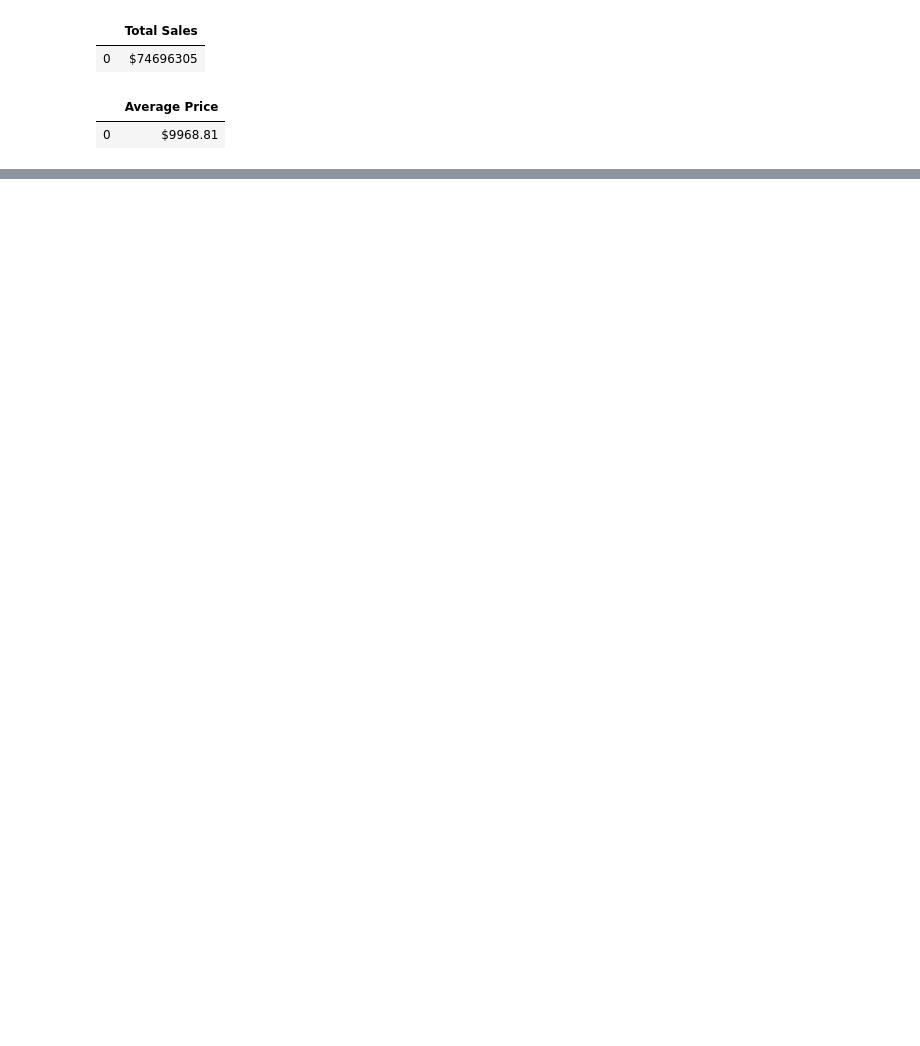
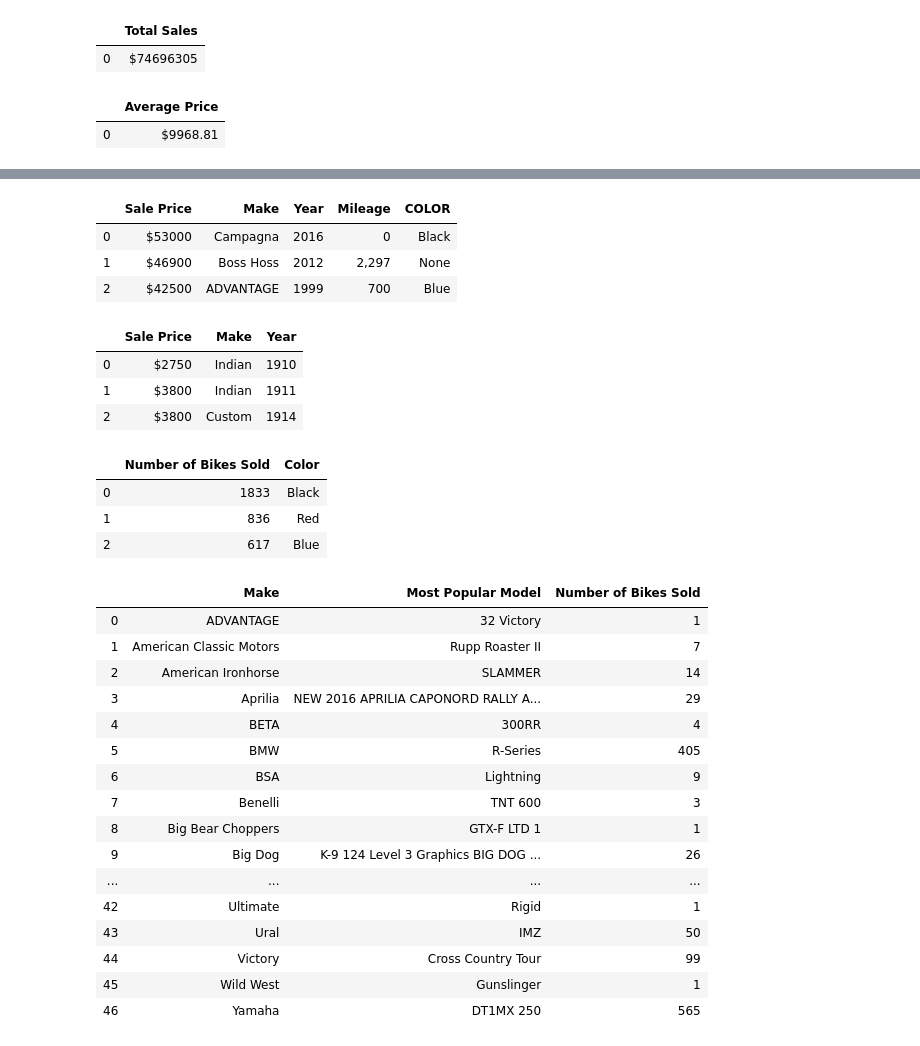
Before and after one commit to mtwalk10/DataAnalytics, a Jupyter notebook: MotorcycleDataPresentation.ipynb, the cells around one changed output, grey strips where cells are left out. Saved outputs shown, nothing was run; the diff lists cells and outputs as text; code cells hidden in the pictures; blank space fills up the shorter version.

```diff
--- a/MotorcycleDataPresentation.ipynb
+++ b/MotorcycleDataPresentation.ipynb
@@ -155,0 +186,71 @@ make_query(query)
+# %%
+# - Data Manipulation - Finding the Three Highest Individual Sales
+query = """
+SELECT '$' || CAST(REPLACE(REPLACE(Price, '$',''), ',','') AS int) AS "Sale Price", Make, Model_Year AS "Year",
+Mileage, Exterior_Color AS "COLOR"
+FROM Sales
+GROUP BY Make
+ORDER BY CAST(REPLACE(REPLACE(Price, '$',''), ',','') AS int) DESC
+LIMIT 3;
+"""
+make_query(query)
+# %% [output]
+|  | Sale Price | Make | Year | Mileage | COLOR |
+| 0 | $53000 | Campagna | 2016 | 0 | Black |
+| 1 | $46900 | Boss Hoss | 2012 | 2,297 | None |
+| 2 | $42500 | ADVANTAGE | 1999 | 700 | Blue |
+# %%
+# - Data Manipulation - Finding the Three Oldest Bikes Sold
+query = """
+SELECT '$' || CAST(REPLACE(REPLACE(Price, '$',''), ',','') AS int) AS "Sale Price", Make, Model_Year AS "Year"
+FROM Sales
+ORDER BY Model_Year
+LIMIT 3
+"""
+make_query(query)
+# %% [output]
+|  | Sale Price | Make | Year |
+| 0 | $2750 | Indian | 1910 |
+| 1 | $3800 | Indian | 1911 |
+| 2 | $3800 | Custom | 1914 |
+# %%
+# - Data Manipulation - Finding the Three Most Common Colors of Bike Sold
+query = """
+SELECT COUNT(Exterior_Color) AS "Number of Bikes Sold", Exterior_Color AS "Color"
+FROM Sales
+GROUP BY Exterior_Color
+ORDER BY COUNT(Exterior_Color) DESC
+LIMIT 3
+"""
+make_query(query)
+# %% [output]
+|  | Number of Bikes Sold | Color |
+| 0 | 1833 | Black |
+| 1 | 836 | Red |
+| 2 | 617 | Blue |
+# %%
+# - Data Manipulation - Finding the Most Popular Model for each Make
+query = """
+SELECT Make, Model AS "Most Popular Model", COUNT(Model) AS "Number of Bikes Sold"
+FROM Sales
+GROUP BY Make
+"""
+make_query(query)
+# %% [output]
+|  | Make | Most Popular Model | Number of Bikes Sold |
+| 0 | ADVANTAGE | 32 Victory | 1 |
+| 1 | American Classic Motors | Rupp Roaster II | 7 |
+| 2 | American Ironhorse | SLAMMER | 14 |
+| 3 | Aprilia | NEW 2016 APRILIA CAPONORD RALLY A... | 29 |
+| 4 | BETA | 300RR | 4 |
+| 5 | BMW | R-Series | 405 |
+| 6 | BSA | Lightning | 9 |
+| 7 | Benelli | TNT 600 | 3 |
+| 8 | Big Bear Choppers | GTX-F LTD 1 | 1 |
+| 9 | Big Dog | K-9 124 Level 3 Graphics BIG DOG ... | 26 |
+| ... | ... | ... | ... |
+| 42 | Ultimate | Rigid | 1 |
+| 43 | Ural | IMZ | 50 |
+| 44 | Victory | Cross Country Tour | 99 |
+| 45 | Wild West | Gunslinger | 1 |
+| 46 | Yamaha | DT1MX 250 | 565 |
```
Also changed, not shown: parts of 9 cells of this notebook, 2 other files.
